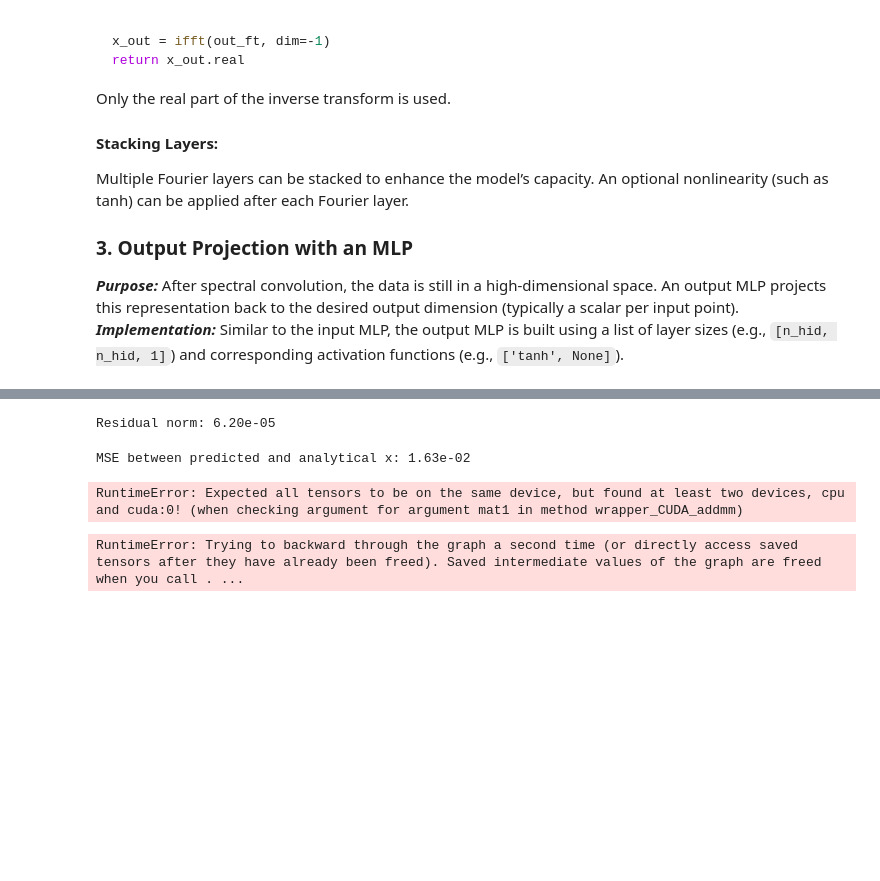
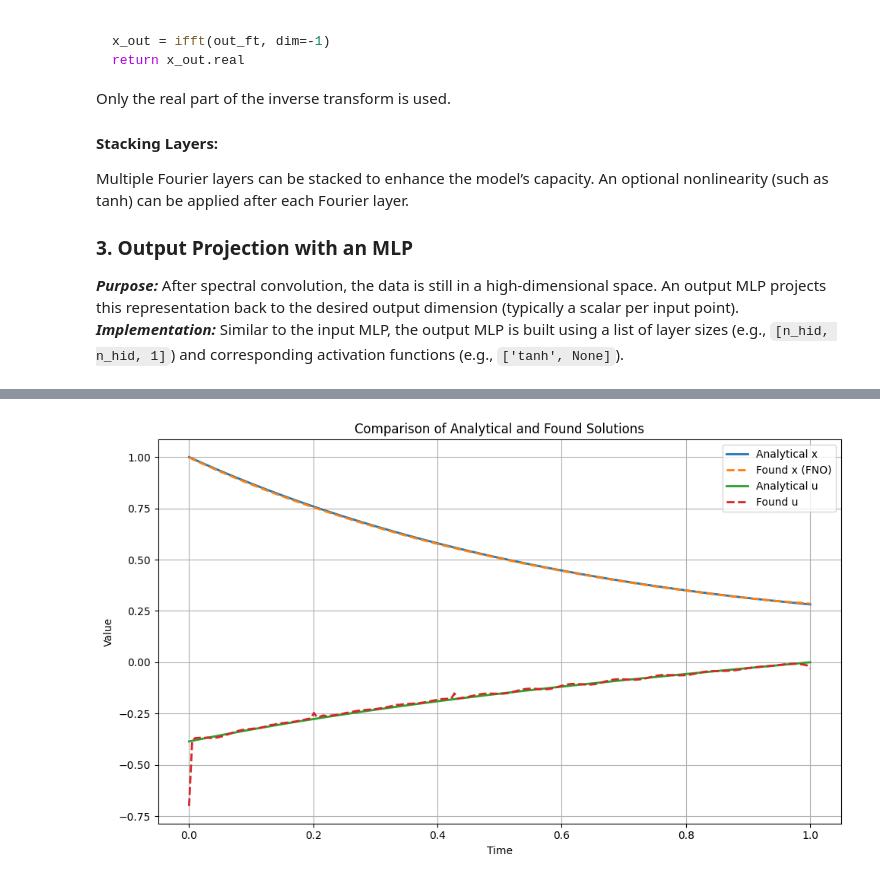
Before and after one commit to kankeinai/Thesis, a Jupyter notebook: playground_2.ipynb, the cells around one changed output, grey strips where cells are left out. Saved outputs shown, nothing was run; the diff lists cells and outputs as text; code cells hidden in the pictures; blank space fills up the shorter version.

Commit message:
fixed fourier (now works!), added file for training laplace operator

```diff
--- a/playground_2.ipynb
+++ b/playground_2.ipynb
@@ -235 +210,9 @@ scheduler = torch.optim.lr_scheduler.StepLR(optimizer, step_size=10, gamma=0.9)
+# %%
+# Model and optimizer
+model = Net1d(modes=16, width=64).to(device)
+optimizer = optim.Adam(model.parameters(), lr=0.001)
+scheduler = optim.lr_scheduler.ReduceLROnPlateau(optimizer, 'min', patience=5, factor=0.5)
+
+# Train
+trained_model = train(model, dataloader, optimizer, scheduler, t_grid=t_grid, num_epochs=num_epochs)
 # %%
@@ -341,0 +271,12 @@ Optimized control u(t): tensor([[-0.1962,  0.0934,  0.2182,  0.0079, -0.0369,  0
+# %%
+# Hyperparameters
+n = 1
+m = 200
+num_epochs = 1500
+alpha = 0.001
+
+# Run gradient descent
+u_opt, x_opt, t_opt = gradient_descent(alpha, m, num_epochs, model, objective_function)
+
+# Optional: visualize or print results
+print("Final optimized control (u):", u_opt)
@@ -414,28 +322,24 @@ x_pred = trained_model(u_model, t_model)  # shape: [1, m]
-# %%
-dx = torch.autograd.grad(outputs=x_pred.sum(), inputs=t_model, create_graph=True)[0]
-residual = dx + x_pred - u_model
-residual_norm = torch.mean(residual**2).item()
-print(f"Residual norm: {residual_norm:.2e}")
-# %% [output]
-Residual norm: 6.20e-05
-# %%
-mse_x = torch.mean((x_pred - x_analytical.to(x_pred.device))**2).item()
-print(f"MSE between predicted and analytical x: {mse_x:.2e}")
-# %% [output]
-MSE between predicted and analytical x: 1.63e-02
-# %%
-x = model(u_opt.to(device), t)  # The model's output x as a function of time t
-dx_dt = torch.autograd.grad(outputs=x.sum(), inputs=t, create_graph=True)[0]
-# %% [output]
-RuntimeError: Expected all tensors to be on the same device, but found at least two devices, cpu and cuda:0! (when checking argument for argument mat1 in method wrapper_CUDA_addmm)
-# %%
-
-dx = torch.autograd.grad(
-        outputs=x_opt.sum(),
-        inputs=t,
-        create_graph=True,
-        )[0]
-
-dx
-# %% [output]
-RuntimeError: Trying to backward through the graph a second time (or directly access saved tensors after they have already been freed). Saved intermediate values of the graph are freed when you call . ...
+# %%
+# Detach and move to CPU
+x_found = x_opt.squeeze().cpu().numpy()  # shape: (m,)
+u_found = u_opt.squeeze().cpu().numpy()  # shape: (m,)
+
+# Make sure t_plot is 1D numpy array of shape (m,)
+t_plot = t_opt.squeeze().cpu().numpy()
+
+# Plot the results
+plt.figure(figsize=(10, 6))
+plt.plot(t_plot, analytical_x_vals, label="Analytical x", linewidth=2)
+plt.plot(t_plot, x_found, label="Found x (FNO)", linestyle='--', linewidth=2)
+plt.plot(t_plot, analytical_u_vals, label="Analytical u", linewidth=2)
+plt.plot(t_plot, u_found, label="Found u", linestyle='--', linewidth=2)
+
+plt.xlabel("Time")
+plt.ylabel("Value")
+plt.title("Comparison of Analytical and Found Solutions")
+plt.legend()
+plt.grid(True)
+plt.tight_layout()
+plt.show()
+# %% [output]
+[figure, added]
```
Also changed, not shown: parts of 9 cells of this notebook, 19 other files.
